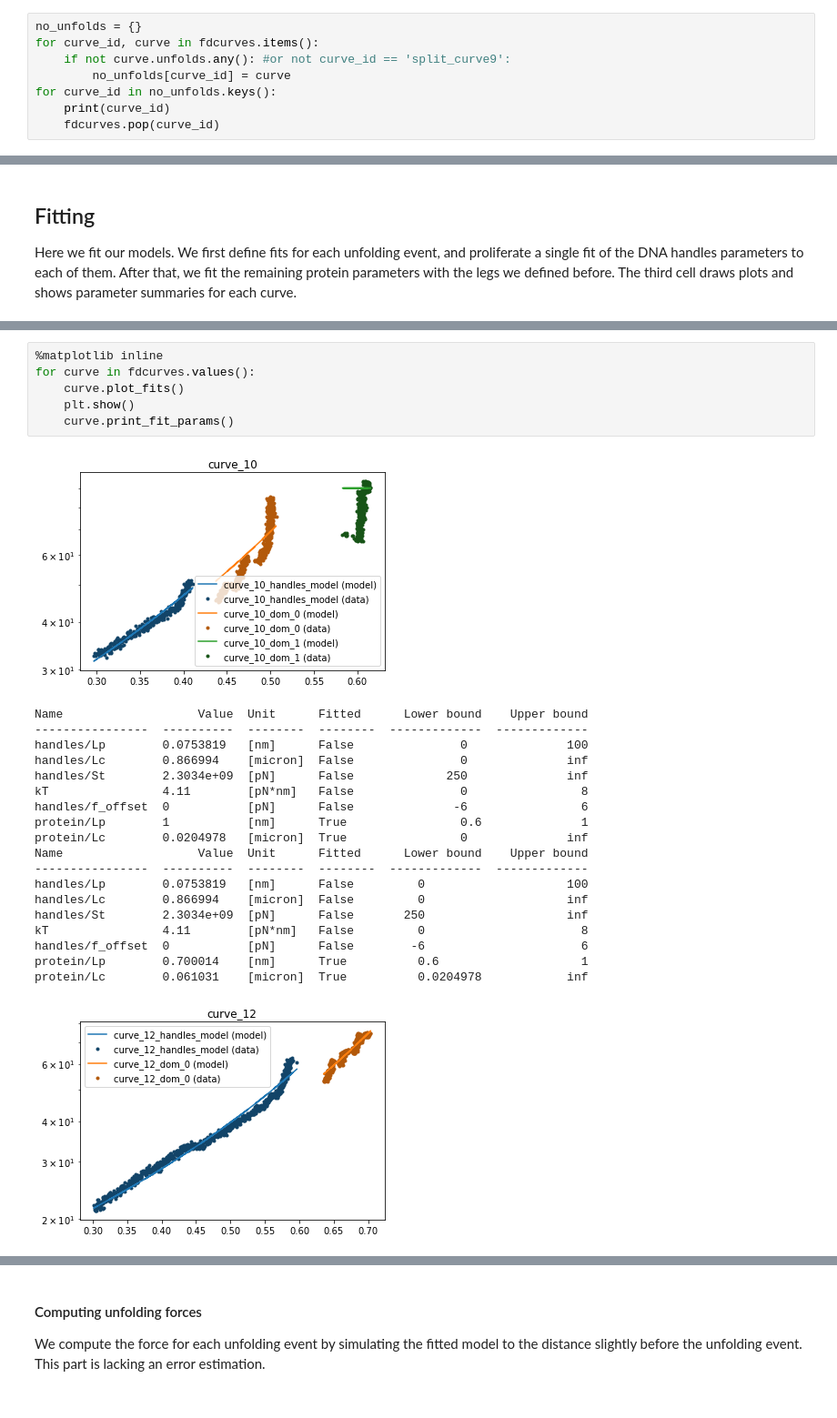
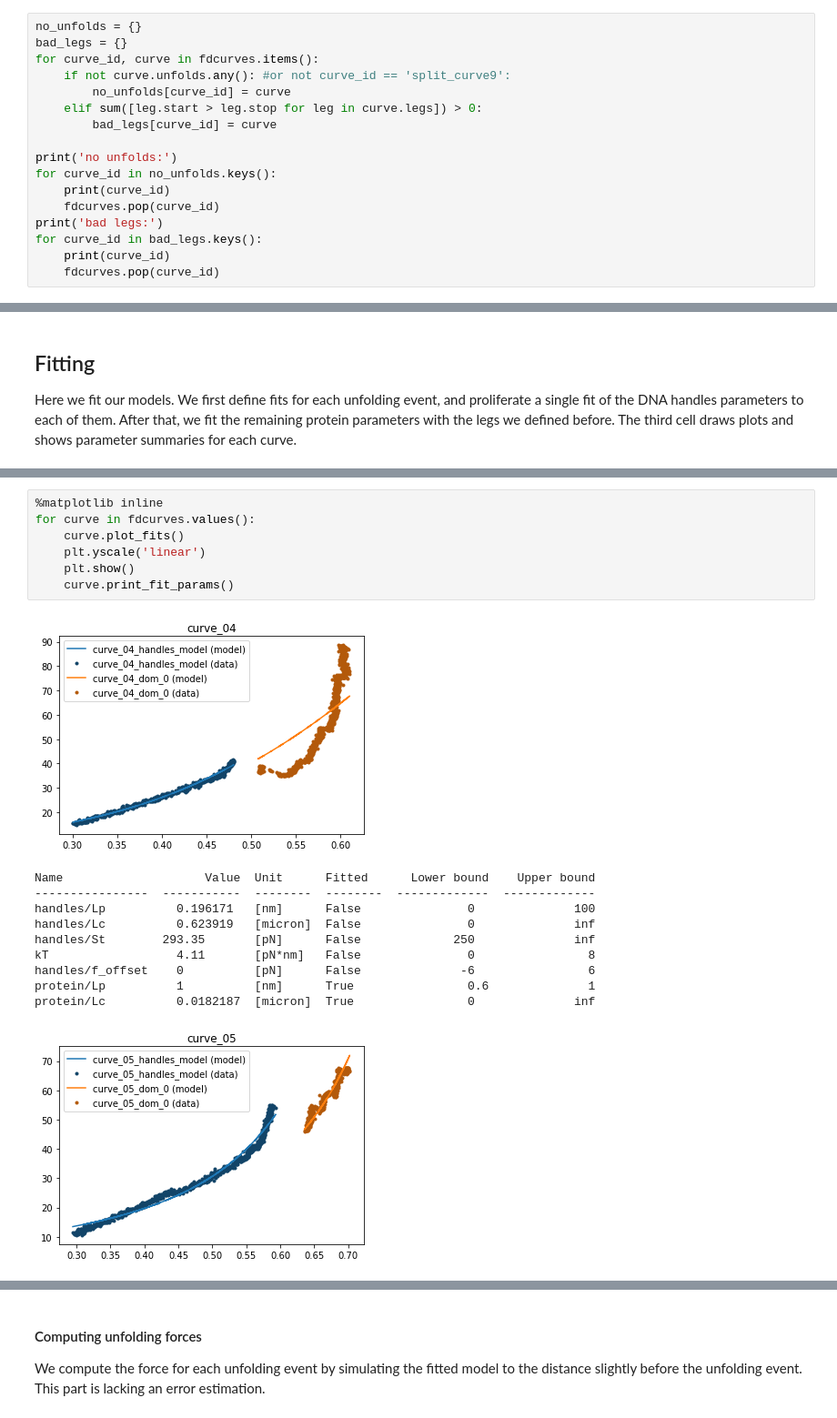
Before and after one commit to kaveeken/tweez-CV, a Jupyter notebook: CVbook.ipynb, the cells around one changed output, grey strips where cells are left out. Shown at 91% size. Saved outputs shown, nothing was run; the diff lists cells and outputs as text.

```diff
--- a/CVbook.ipynb
+++ b/CVbook.ipynb
@@ -264,9 +249,18 @@ curve_58
 # %%
 no_unfolds = {}
+bad_legs = {}
 for curve_id, curve in fdcurves.items():
     if not curve.unfolds.any(): #or not curve_id == 'split_curve9':
         no_unfolds[curve_id] = curve
+    elif sum([leg.start > leg.stop for leg in curve.legs]) > 0:
+        bad_legs[curve_id] = curve
+
+print('no unfolds:')
 for curve_id in no_unfolds.keys():
     print(curve_id)
     fdcurves.pop(curve_id)
+print('bad legs:')
+for curve_id in bad_legs.keys():
+    print(curve_id)
+    fdcurves.pop(curve_id)
 # %% [output]
@@ -442,29 +429,21 @@ curve_58
 # %%
 %matplotlib inline
 for curve in fdcurves.values():
     curve.plot_fits()
+    plt.yscale('linear')
     plt.show()
     curve.print_fit_params()
 # %% [output]
-[figure, old version]
+[figure, new version]
-Name                   Value  Unit      Fitted      Lower bound    Upper bound
-----------------  ----------  --------  --------  -------------  -------------
-handles/Lp        0.0753819   [nm]      False               0              100
-handles/Lc        0.866994    [micron]  False               0              inf
-handles/St        2.3034e+09  [pN]      False             250              inf
-kT                4.11        [pN*nm]   False               0                8
-handles/f_offset  0           [pN]      False              -6                6
-protein/Lp        1           [nm]      True                0.6              1
-protein/Lc        0.0204978   [micron]  True                0              inf
-Name                   Value  Unit      Fitted      Lower bound    Upper bound
-----------------  ----------  --------  --------  -------------  -------------
-handles/Lp        0.0753819   [nm]      False         0                    100
-handles/Lc        0.866994    [micron]  False         0                    inf
-handles/St        2.3034e+09  [pN]      False       250                    inf
-kT                4.11        [pN*nm]   False         0                      8
-handles/f_offset  0           [pN]      False        -6                      6
-protein/Lp        0.700014    [nm]      True          0.6                    1
-protein/Lc        0.061031    [micron]  True          0.0204978            inf
+Name                    Value  Unit      Fitted      Lower bound    Upper bound
+----------------  -----------  --------  --------  -------------  -------------
+handles/Lp          0.196171   [nm]      False               0              100
+handles/Lc          0.623919   [micron]  False               0              inf
+handles/St        293.35       [pN]      False             250              inf
+kT                  4.11       [pN*nm]   False               0                8
+handles/f_offset    0          [pN]      False              -6                6
+protein/Lp          1          [nm]      True                0.6              1
+protein/Lc          0.0182187  [micron]  True                0              inf
-[figure, old version]
+[figure, new version]
 Name                    Value  Unit      Fitted      Lower bound    Upper bound
 ----------------  -----------  --------  --------  -------------  -------------
```
Also changed, not shown: parts of 12 cells of this notebook, 2 other files.
